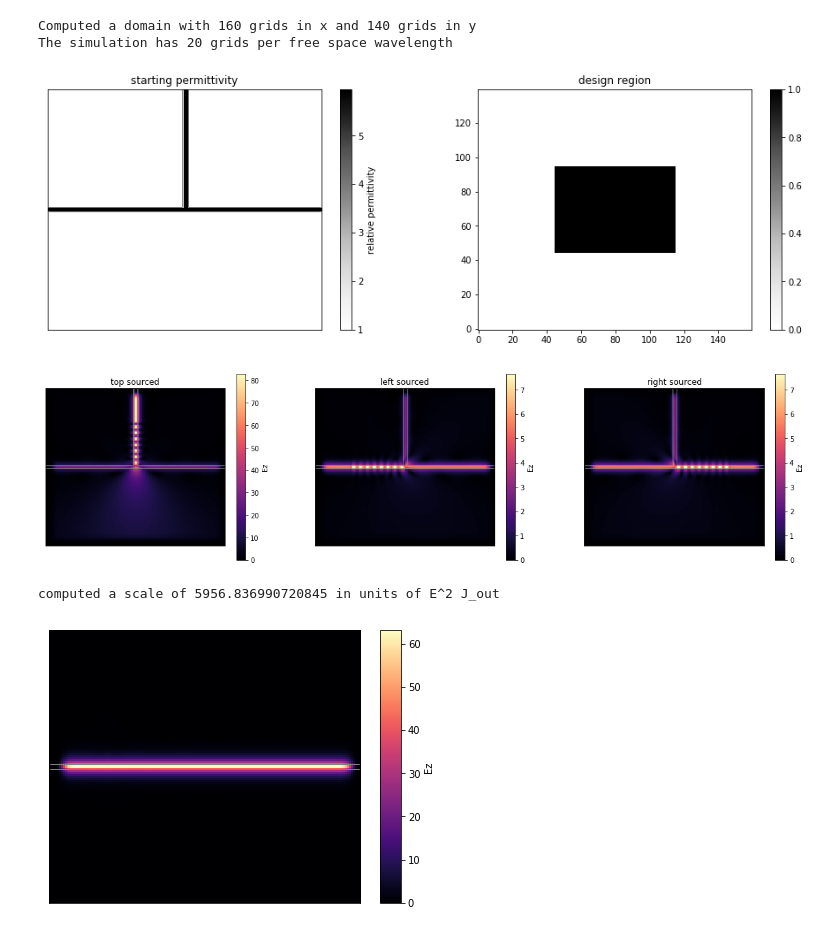
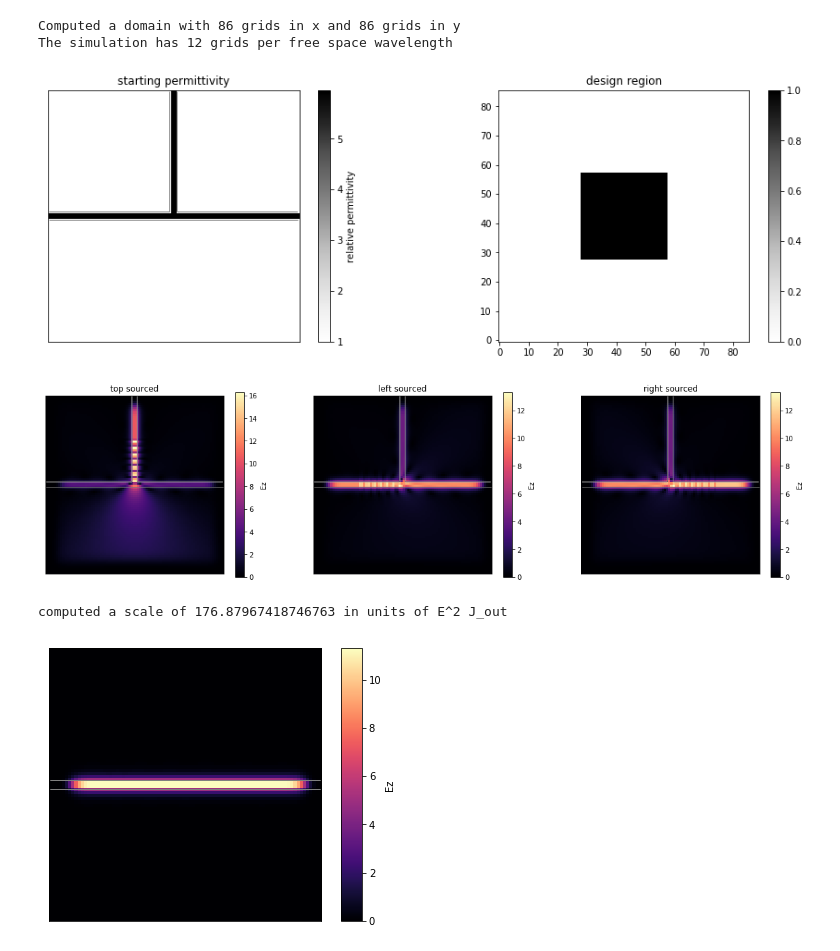
Before and after one commit to fancompute/angler, a Jupyter notebook: Notebooks/orthoport.ipynb, the cells around one changed output. Saved outputs shown, nothing was run; the diff lists cells and outputs as text; code cells hidden in the pictures.

```diff
--- a/Notebooks/orthoport.ipynb
+++ b/Notebooks/orthoport.ipynb
@@ -20,10 +20,10 @@ from optimization import Optimization
 lambda0 = 2e-6              # free space wavelength (m)
 c0 = 3e8                    # speed of light in vacuum (m/s)
 omega = 2*np.pi*c0/lambda0  # angular frequency (2pi/s)
-dl = 1.0e-1                 # grid size (L0)
+dl = 1.6e-1                 # grid size (L0)
 NPML = [15, 15]             # number of pml grid points on x and y borders
 pol = 'Ez'                  # polarization (either 'Hz' or 'Ez')
-source_amp = 10             # amplitude of modal source (A/L0^2?)
+source_amp = 1             # amplitude of modal source (A/L0^2?)
 # %%
 # material constants
 n_index = 2.44              # refractive index
@@ -32,13 +32,13 @@ chi3 = 4.1*1e-19            # Al2S3 from Boyd (m^2/V^2)
 max_ind_shift = 5.8e-3      # maximum allowed nonlinear refractive index shift (computed from damage threshold)
 # %%
 # geometric parameters
-L1 = 7         # length waveguides in design region (L0)
-L2 = 7          # width of box (L0)
+L1 = 5         # length waveguides in design region (L0)
+L2 = 5          # width of box (L0)
 H = 5          # height waveguides in design region (L0)
 H2 = 5          # height of box (L0)
-w = .3          # width of waveguides (L0)
-l = 3           # length of waveguide from PML to box (L0)
-spc = 3         # space between box and PML (L0)
+w = .2          # width of waveguides (L0)
+l = 2           # length of waveguide from PML to box (L0)
+spc = 2         # space between box and PML (L0)
 # %%
 # define permittivity of three port system
 eps_r, design_region = ortho_port(L1, L2, H, H2, w, l, dl, NPML, eps_m)
@@ -57,9 +57,9 @@ plt.colorbar(a, ax=ax2)
 ax2.set_title('design region')
 plt.show()
 # %% [output]
-Computed a domain with 160 grids in x and 140 grids in y
-The simulation has 20 grids per free space wavelength
+Computed a domain with 86 grids in x and 86 grids in y
+The simulation has 12 grids per free space wavelength
-[figure, old version]
+[figure, new version]
 # %%
 # set the modal source and probes
 simulation = Simulation(omega, eps_r, dl, NPML, 'Ez')
@@ -93,29 +93,29 @@ ax2.set_title('left sourced')
 ax3.set_title('right sourced')
 plt.show()
 # %% [output]
-[figure, old version]
+[figure, new version]
 # %%
 # compute straight line simulation
 eps_r_wg, _ = two_port(L1, H, w, l, spc, dl, NPML, eps_start=eps_m)
 (Nx_wg, Ny_wg) = eps_r_wg.shape
 nx_wg, ny_wg = int(Nx_wg/2), int(Ny_wg/2)            # halfway grid points
 simulation_wg = Simulation(omega, eps_r_wg, dl, NPML, 'Ez')
 simulation_wg.add_mode(np.sqrt(eps_m), 'x', [NPML[0]+int(l/2/dl), ny_wg], int(H/2/dl), scale=source_amp)
 simulation_wg.setup_modes()
 
 # compute normalization
 sim_out = Simulation(omega, eps_r_wg, dl, NPML, 'Ez')
 sim_out.add_mode(np.sqrt(eps_m), 'x', [-NPML[0]-int(l/2/dl), ny], int(H/2/dl))
 sim_out.setup_modes()
 J_out = np.abs(sim_out.src)
 (_, _, Ez_wg) = simulation_wg.solve_fields()
 SCALE = np.sum(np.square(np.abs(Ez_wg))*J_out)
 simulation_wg.plt_abs()
-
+W_in = simulation.flux_probe('x', [-NPML[0]-int(l/2/dl), ny], int(H/2))
 print('computed a scale of {} in units of E^2 J_out'.format(SCALE))
 # %% [output]
-computed a scale of 5956.836990720845 in units of E^2 J_out
+computed a scale of 176.87967418746763 in units of E^2 J_out
-[figure, old version]
+[figure, new version]
 # %%
 # set the design region to whatever you want in {'full','halfway','empty','random'}.
 # if not in this list, then uses current eps of simulation by default
```
Also changed, not shown: parts of 10 cells of this notebook, 2 other files.
